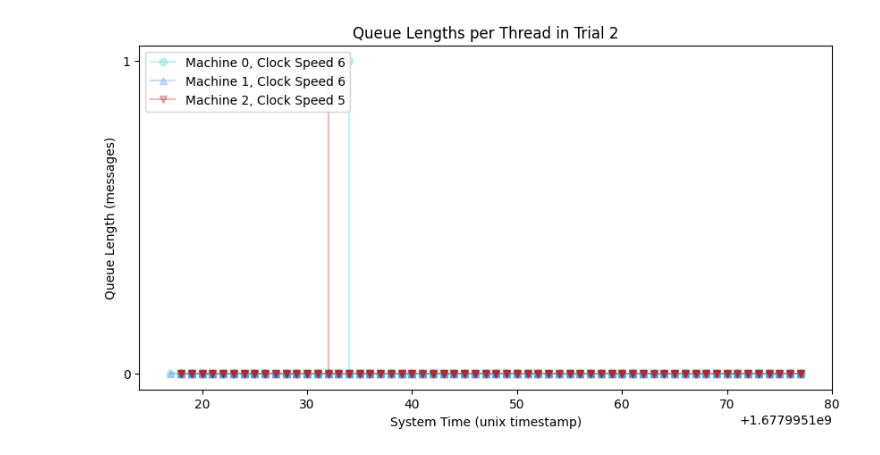
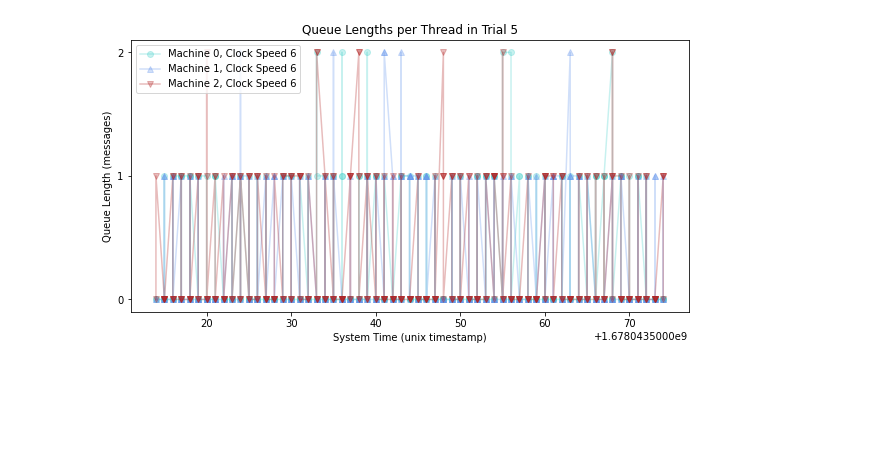
Before and after one commit to carolynwanf/CS262-logical-clocks, a Jupyter notebook: socketImplementation/logicalClockAnalysis.ipynb, the cells around one changed output. Saved outputs shown, nothing was run; the diff lists cells and outputs as text; code cells hidden in the pictures; blank space fills up the shorter version.

Commit message:
graphs made

```diff
--- a/socketImplementation/logicalClockAnalysis.ipynb
+++ b/socketImplementation/logicalClockAnalysis.ipynb
@@ -48,17 +48,20 @@ def plot_lclock_deltas(df1, df2, df3, cspeed1, cspeed2, cspeed3, trialNum):
     plt.legend(loc='upper left')
     plt.show()
 
-def plotQueueLengths(trial_df0, trial_df1, trial_df2, speed0, speed1, speed2, trial_num):
+def plotQueueLengths(trial_df0, trial_df1, trial_df2, speed0, speed1, speed2, trial_num, step = 1):
     plt.figure(figsize=(10,5))
     plt.title("Queue Lengths per Thread in Trial " + str(trial_num))
     plt.xlabel("System Time (unix timestamp)")
     plt.ylabel("Queue Length (messages)")
-    plt.yticks(np.arange(0, 1.5*max(max(trial_df0['length_of_queue']), max(trial_df1['length_of_queue']), max(trial_df2['length_of_queue'])), step=1))
+    plt.yticks(np.arange(0, 1.5*max(max(trial_df0['length_of_queue']), max(trial_df1['length_of_queue']), max(trial_df2['length_of_queue'])), step=step))
     plt.plot(trial_df0['system_time'], trial_df0['length_of_queue'], 'o-', label=f'Machine 0, Clock Speed {speed0}', c=color_dict[2], alpha=0.3)
     plt.plot(trial_df1['system_time'], trial_df1['length_of_queue'], '^-', label=f'Machine 1, Clock Speed {speed1}', c=color_dict[4], alpha=0.3)
     plt.plot(trial_df2['system_time'], trial_df2['length_of_queue'], 'v-', label=f'Machine 2, Clock Speed {speed2}', c=color_dict[5], alpha=0.3)
     plt.legend(loc='upper left')
     plt.show()
+
+def calculateMessageReceiptsRatio(trial):
+        return len(trial[trial['message_received']==1])/len(trial)
 # %%
 # Reading data for baseline trials
 t1_m0_c6 = pd.read_csv('./baselineTrials/trial1/machine0clock_speed6log.csv')
@@ -189,21 +199,21 @@ cs_t1_m0_c6 = pd.read_csv('./lowerClockSpeedVariationTrials/trial1/machine0clock
 cs_t1_m1_c5 = pd.read_csv('./lowerClockSpeedVariationTrials/trial1/machine1clock_speed5log.csv')
 cs_t1_m2_c6 = pd.read_csv('./lowerClockSpeedVariationTrials/trial1/machine2clock_speed6log.csv')
 
-cs_t2_m0_c6 = pd.read_csv('./lowerClockSpeedVariationTrials/trial2/machine0clock_speed6log.csv')
-cs_t2_m1_c6 = pd.read_csv('./lowerClockSpeedVariationTrials/trial2/machine1clock_speed6log.csv')
-cs_t2_m2_c5 = pd.read_csv('./lowerClockSpeedVariationTrials/trial2/machine2clock_speed5log.csv')
+cs_t2_m0_c3 = pd.read_csv('./lowerClockSpeedVariationTrials/trial2/machine0clock_speed3log.csv')
+cs_t2_m1_c4 = pd.read_csv('./lowerClockSpeedVariationTrials/trial2/machine1clock_speed4log.csv')
+cs_t2_m2_c3 = pd.read_csv('./lowerClockSpeedVariationTrials/trial2/machine2clock_speed3log.csv')
 
-cs_t3_m0_c6 = pd.read_csv('./lowerClockSpeedVariationTrials/trial3/machine0clock_speed6log.csv')
-cs_t3_m1_c6 = pd.read_csv('./lowerClockSpeedVariationTrials/trial3/machine1clock_speed6log.csv')
-cs_t3_m2_c6 = pd.read_csv('./lowerClockSpeedVariationTrials/trial3/machine2clock_speed6log.csv')
+cs_t3_m0_c2 = pd.read_csv('./lowerClockSpeedVariationTrials/trial3/machine0clock_speed2log.csv')
+cs_t3_m1_c2 = pd.read_csv('./lowerClockSpeedVariationTrials/trial3/machine1clock_speed2log.csv')
+cs_t3_m2_c1 = pd.read_csv('./lowerClockSpeedVariationTrials/trial3/machine2clock_speed1log.csv')
 
-# cs_t4_m0_c5 = pd.read_csv('./higherSendProbabilityTrials/trial4/machine0clock_speed5log.csv')
-# cs_t4_m1_c6 = pd.read_csv('./higherSendProbabilityTrials/trial4/machine1clock_speed6log.csv')
-# cs_t4_m2_c5 = pd.read_csv('./higherSendProbabilityTrials/trial4/machine2clock_speed5log.csv')
+cs_t4_m0_c1 = pd.read_csv('./lowerClockSpeedVariationTrials/trial4/machine0clock_speed1log.csv')
+cs_t4_m1_c1 = pd.read_csv('./lowerClockSpeedVariationTrials/trial4/machine1clock_speed1log.csv')
+cs_t4_m2_c1 = pd.read_csv('./lowerClockSpeedVariationTrials/trial4/machine2clock_speed1log.csv')
 
-# cs_t5_m0_c1 = pd.read_csv('./higherSendProbabilityTrials/trial5/machine0clock_speed1log.csv')
-# cs_t5_m1_c3 = pd.read_csv('./higherSendProbabilityTrials/trial5/machine1clock_speed3log.csv')
-# cs_t5_m2_c2 = pd.read_csv('./higherSendProbabilityTrials/trial5/machine2clock_speed2log.csv')
+cs_t5_m0_c6 = pd.read_csv('./lowerClockSpeedVariationTrials/trial5/machine0clock_speed6log.csv')
+cs_t5_m1_c6 = pd.read_csv('./lowerClockSpeedVariationTrials/trial5/machine1clock_speed6log.csv')
+cs_t5_m2_c6 = pd.read_csv('./lowerClockSpeedVariationTrials/trial5/machine2clock_speed6log.csv')
 # %%
 plot_lclock_deltas(cs_t1_m0_c6, cs_t1_m1_c5, cs_t1_m2_c6, 6, 5, 6, 1)
 plot_lclock_vs_systime(cs_t1_m0_c6, cs_t1_m1_c5, cs_t1_m2_c6, 6, 5, 6, 1)
@@ -215,5 +249,5 @@ plotQueueLengths(cs_t1_m0_c6, cs_t1_m1_c5, cs_t1_m2_c6, 6, 5, 6, 1)
 # %%
-plot_lclock_deltas(cs_t2_m0_c6, cs_t2_m1_c6, cs_t2_m2_c5, 6, 6, 5, 2)
-plot_lclock_vs_systime(cs_t2_m0_c6, cs_t2_m1_c6, cs_t2_m2_c5, 6, 6, 5, 2)
-plotQueueLengths(cs_t2_m0_c6, cs_t2_m1_c6, cs_t2_m2_c5, 6, 6, 5, 2)
+plot_lclock_deltas(cs_t5_m0_c6, cs_t5_m1_c6, cs_t5_m2_c6, 6, 6, 6, 5)
+plot_lclock_vs_systime(cs_t5_m0_c6, cs_t5_m1_c6, cs_t5_m2_c6, 6, 6, 6, 5)
+plotQueueLengths(cs_t5_m0_c6, cs_t5_m1_c6, cs_t5_m2_c6, 6, 6, 6, 5)
 # %% [output]
@@ -222 +256 @@ plotQueueLengths(cs_t2_m0_c6, cs_t2_m1_c6, cs_t2_m2_c5, 6, 6, 5, 2)
-[figure, old version]
+[figure, new version]
```
Also changed, not shown: parts of 20 cells of this notebook, 14 other files.
